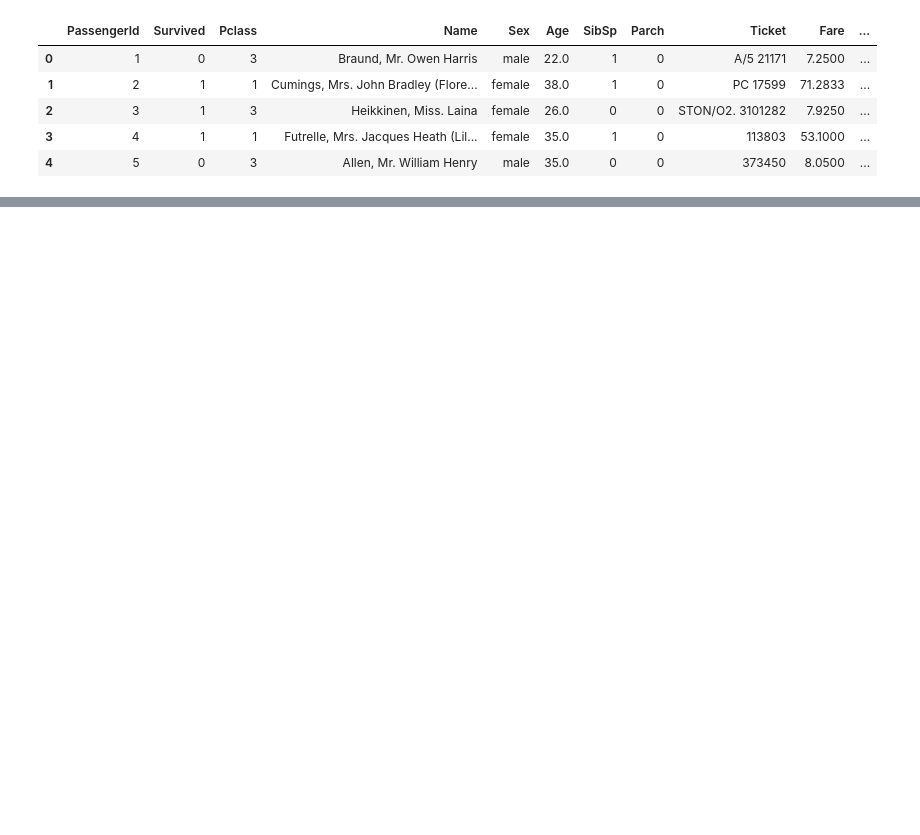
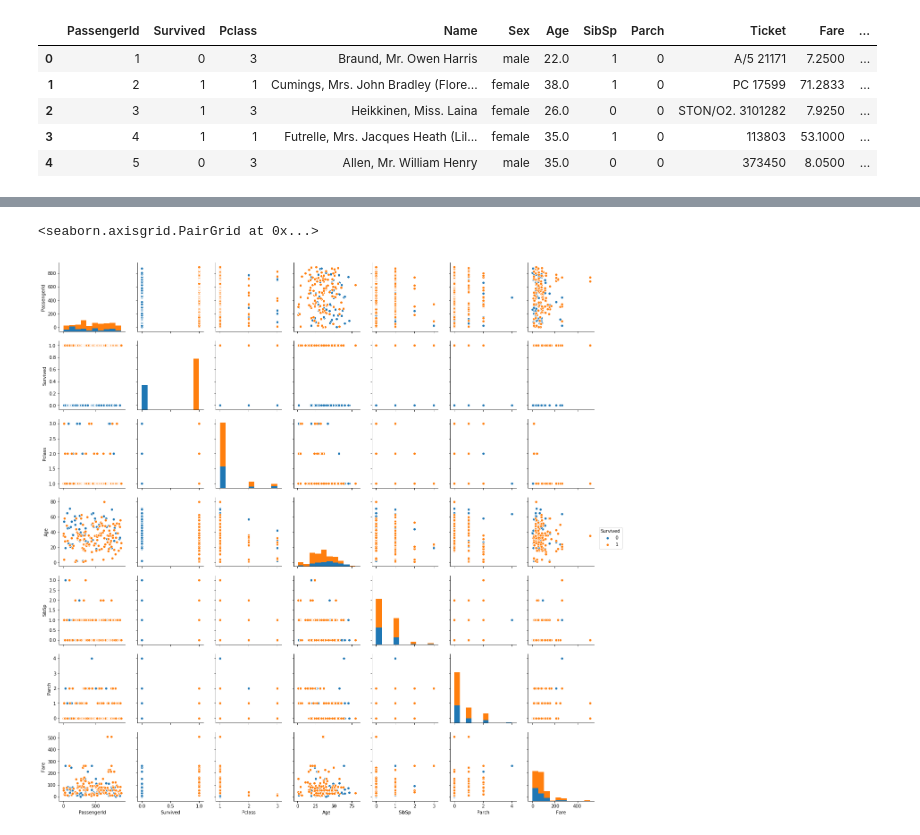
Before and after one commit to zuberahmed99/data-science, a Jupyter notebook: Kaggle/Titanic/titanic_analysis.ipynb, the cells around one changed output, grey strips where cells are left out. Drawn from its saved outputs; the diff is of its cells as text; code cells hidden in the pictures; blank space fills up the shorter version.

```diff
--- a/Kaggle/Titanic/titanic_analysis.ipynb
+++ b/Kaggle/Titanic/titanic_analysis.ipynb
@@ -16,0 +45,2 @@ df.head()
+# %%
+df1.dropna(inplace=True)
@@ -16,0 +59,5 @@ df.head()
+# %%
+sns.pairplot(df1, hue="Survived")
+# %% [output]
+<seaborn.axisgrid.PairGrid at 0x...>
+[figure, added]
```
Also changed, not shown: parts of 6 cells of this notebook.
